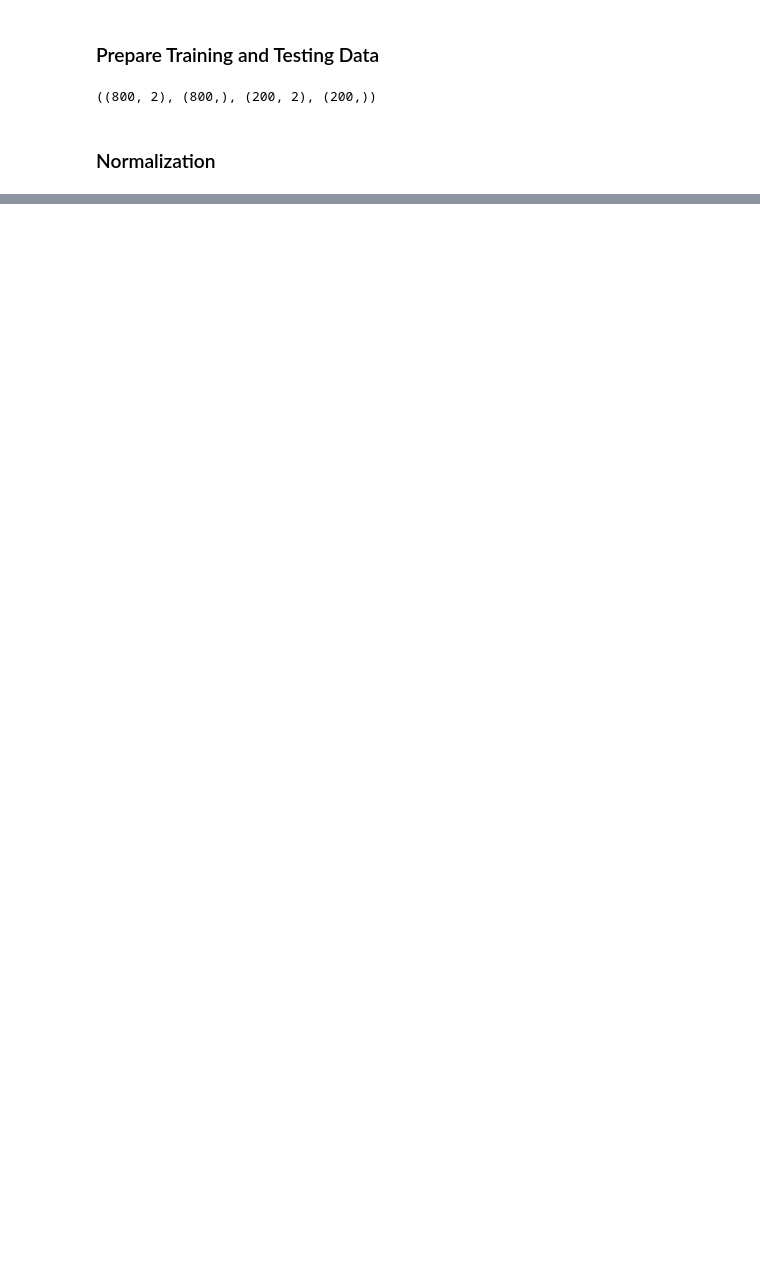
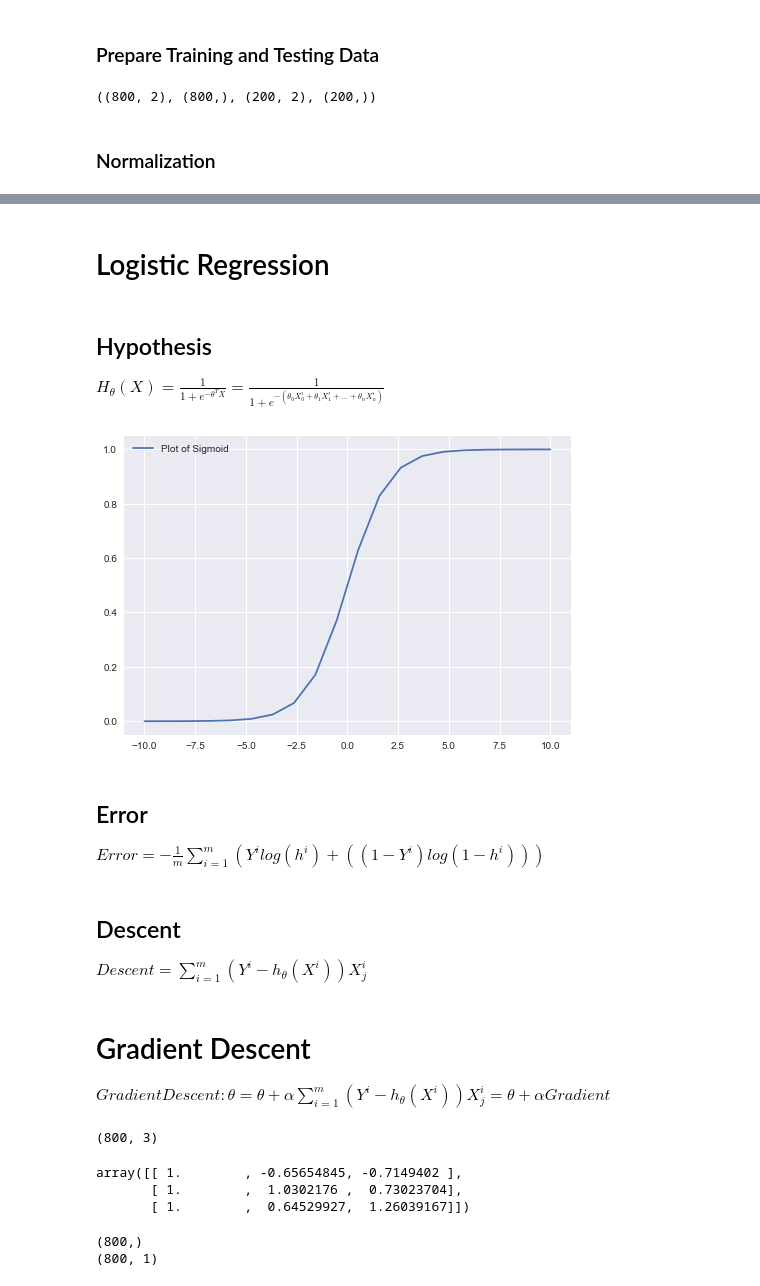
Before and after one commit to ardourApeX/Machine-Learning-Algorithms, a Jupyter notebook: Logistic Regression/Logistic Regression.ipynb, the cells around one changed output, grey strips where cells are left out. Drawn from its saved outputs; the diff is of its cells as text; code cells hidden in the pictures; blank space fills up the shorter version.

Commit message:
Model Trained

```diff
--- a/Logistic Regression/Logistic Regression.ipynb
+++ b/Logistic Regression/Logistic Regression.ipynb
@@ -118,0 +119,9 @@ plt.scatter(X_test[:, 0], X_test[:, 1], c = Y_test, cmap = plt.cm.Blues);
+# %% [markdown]
+# Logistic Regression
+# %% [markdown]
+## Hypothesis
+
+$ H_{\theta}(X) = \frac{1}{1 + e^{-\theta^{T}X}}  = \frac{1}{1 + e^{-(\theta_{0}X_{0}^{i} + \theta_{1}X_{1}^{i} + ... + \theta_{n}X_{n}^{i})}}$
+# %%
+def sigmoid(Value):
+    return (1.0/ (1.0 + np.exp(-Value)))
@@ -118,0 +131,10 @@ plt.scatter(X_test[:, 0], X_test[:, 1], c = Y_test, cmap = plt.cm.Blues);
+# %%
+example = np.linspace(-10, 10, 20)
+plt.plot(example, sigmoid(example), label = "Plot of Sigmoid")
+plt.legend();
+# %% [output]
+[figure, added]
+# %% [markdown]
+## Error
+
+$ Error = -\frac{1}{m}\sum_{i=1}^{m}(Y^{i}log(h^{i}) + ((1 - Y^{i})log(1 - h^{i})))$
@@ -118,0 +147,3 @@ plt.scatter(X_test[:, 0], X_test[:, 1], c = Y_test, cmap = plt.cm.Blues);
+# %% [markdown]
+## Descent
+$ Descent = \sum_{i=1}^{m}(Y^{i} - h_{\theta}(X^{i}))X^{i}_{j} $
@@ -118,0 +157,5 @@ plt.scatter(X_test[:, 0], X_test[:, 1], c = Y_test, cmap = plt.cm.Blues);
+# %% [markdown]
+# Gradient Descent
+
+$ Gradient Descent :
+\theta = \theta +  \alpha\sum_{i=1}^{m}(Y^{i} - h_{\theta}(X^{i}))X^{i}_{j} = \theta + \alpha Gradient$
@@ -118,0 +176,21 @@ plt.scatter(X_test[:, 0], X_test[:, 1], c = Y_test, cmap = plt.cm.Blues);
+# %%
+# Adding Bias Column
+ones = np.ones((X_train.shape[0], 1))
+
+X_new_train = np.hstack((ones, X_train))
+print(X_new_train.shape)
+# %% [output]
+(800, 3)
+# %%
+X_new_train[:3, :]
+# %% [output]
+array([[ 1.        , -0.65654845, -0.7149402 ],
+       [ 1.        ,  1.0302176 ,  0.73023704],
+       [ 1.        ,  0.64529927,  1.26039167]])
+# %%
+print(Y_train.shape)
+Y_train = Y_train.reshape((-1, 1)) # Making it 2D
+print(Y_train.shape)
+# %% [output]
+(800,)
+(800, 1)
```
Also changed, not shown: parts of 12 cells of this notebook.
